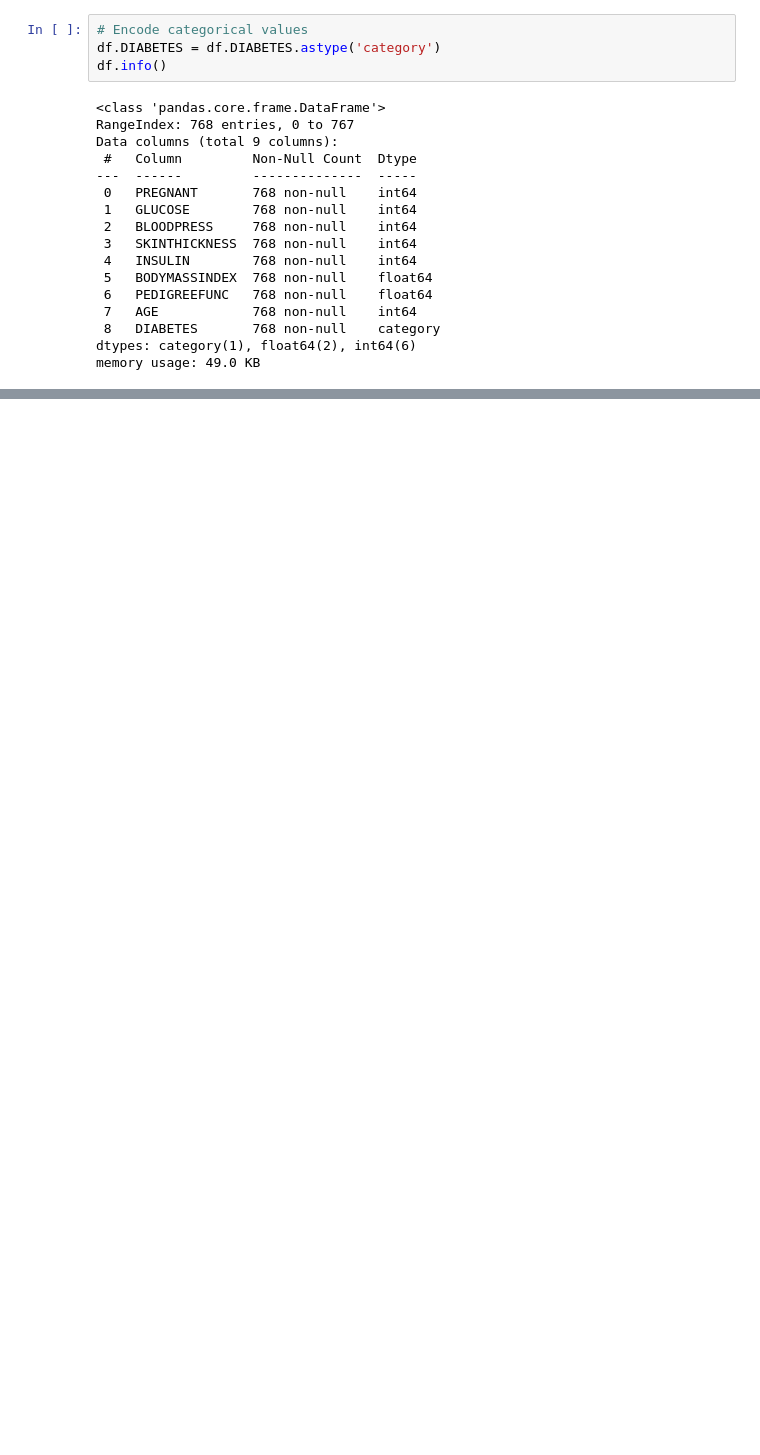
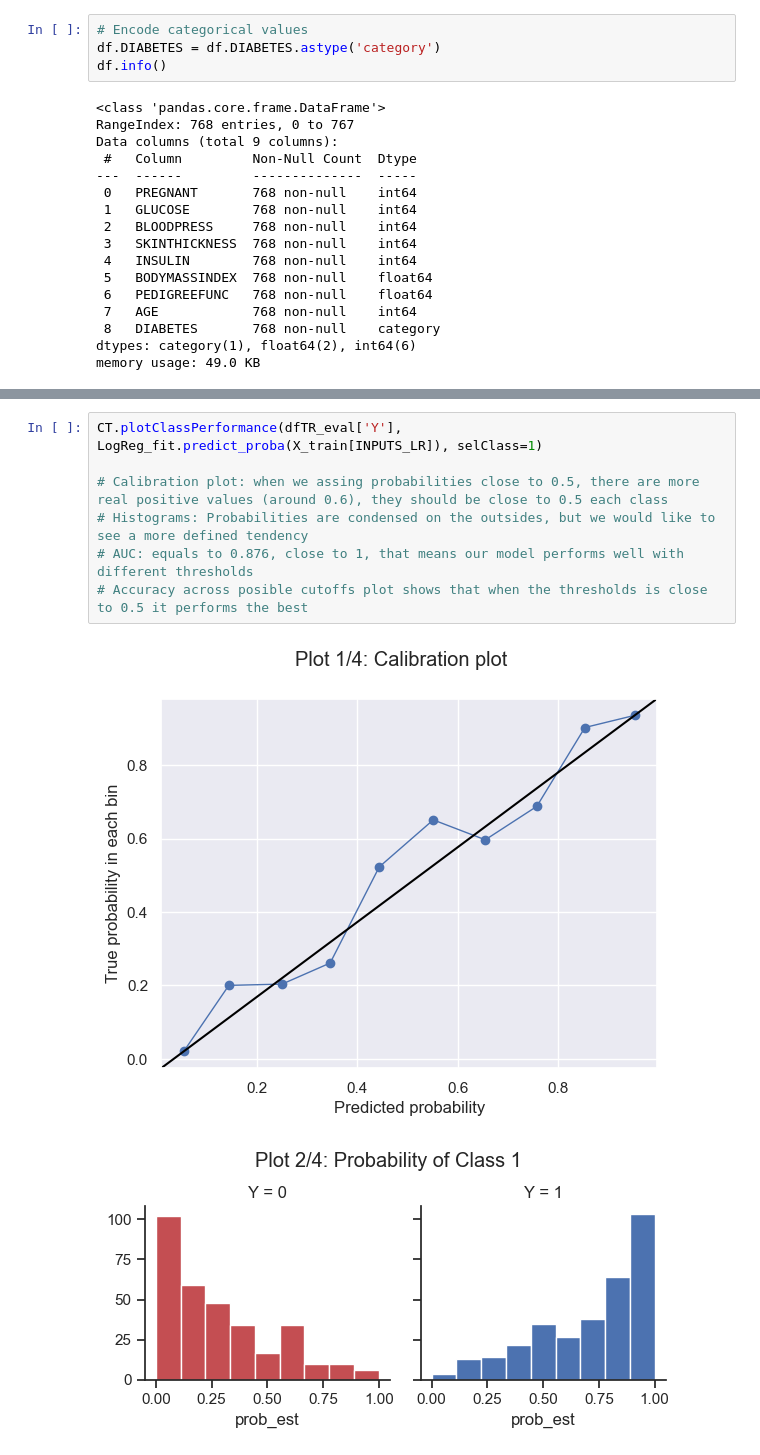
Before and after one commit to frs775/MLIAssingment1, a Jupyter notebook: script.ipynb, the cells around one changed output, grey strips where cells are left out. Saved outputs shown, nothing was run; the diff lists cells and outputs as text; blank space fills up the shorter version.

```diff
--- a/script.ipynb
+++ b/script.ipynb
@@ -147,0 +319,10 @@ X_train, X_test, y_train, y_test = train_test_split(X, y,
+# %%
+CT.plotClassPerformance(dfTR_eval['Y'], LogReg_fit.predict_proba(X_train[INPUTS_LR]), selClass=1)
+
+# Calibration plot: when we assing probabilities close to 0.5, there are more real positive values (around 0.6), they should be close to 0.5 each class
+# Histograms: Probabilities are condensed on the outsides, but we would like to see a more defined tendency
+# AUC: equals to 0.876, close to 1, that means our model performs well with different thresholds
+# Accuracy across posible cutoffs plot shows that when the thresholds is close to 0.5 it performs the best
+# %% [output]
+[figure, added]
+[figure, added]
```
Also changed, not shown: parts of 26 cells of this notebook.
